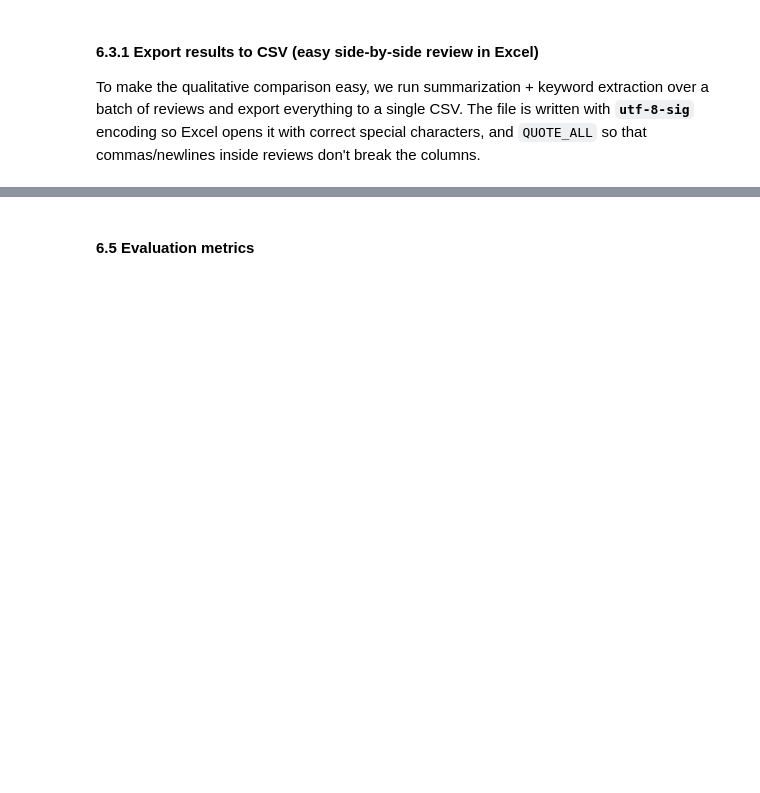
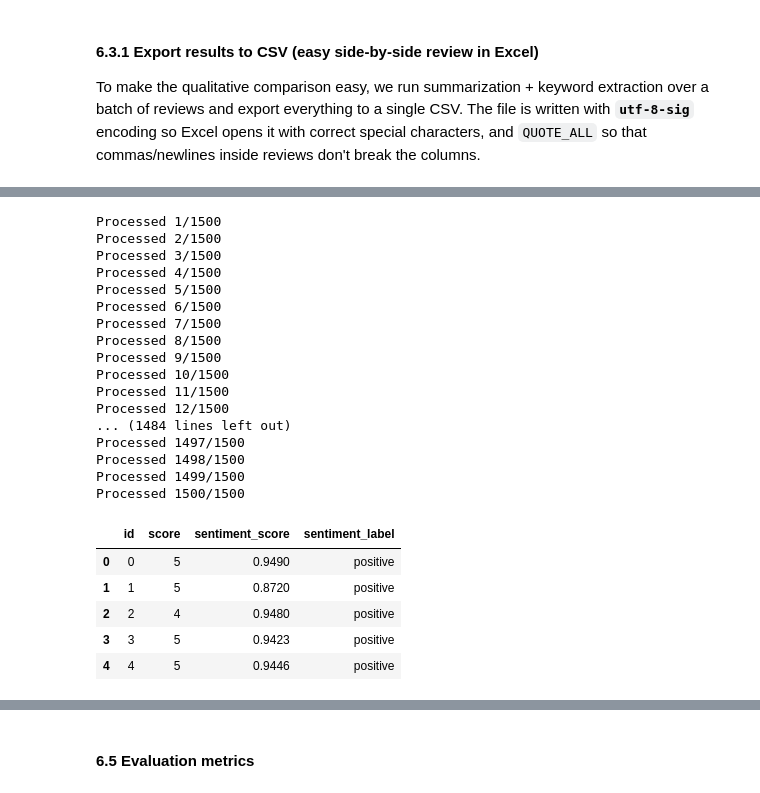
Before and after one commit to swladyk/AI-NLP, a Jupyter notebook: Projekt_NLP.ipynb, the cells around one changed output, grey strips where cells are left out. Drawn from its saved outputs; the diff is of its cells as text; code cells hidden in the pictures; blank space fills up the shorter version.

```diff
--- a/Projekt_NLP.ipynb
+++ b/Projekt_NLP.ipynb
@@ -520,0 +626,22 @@ print("Open it in Excel: columns are original_text | bart_summary | keywords for
+# %%
+# Show sentiment scores and labels for the same example reviews we used above to illustrate how VADER works in practice.
+# This gives us a qualitative feel for the sentiment analysis step before we apply it to the whole dataset.
+
+N_EXAMPLES = 4
+examples = df_sample.sample(n=N_EXAMPLES, random_state=RANDOM_STATE).reset_index(drop=True)
+
+for i, row in examples.iterrows():
+    text = row["Text"]
+    sentiment_scores = analyser.polarity_scores(text)
+    sentiment_label = get_sentiment(text)
+
+
+    print("=" * 100)
+    print(f"EXAMPLE {i + 1}  |  Score: {row['Score']}")
+    print("-" * 100)
+    print("ORIGINAL (truncated to 600 chars for display):")
+    print(text[:600] + ("..." if len(text) > 600 else ""))
+    print("-" * 100)
+    print("SENTIMENT SCORES AND LABEL:")
+    print(sentiment_scores)
+    print(sentiment_label)
@@ -520,0 +666,45 @@ print("Open it in Excel: columns are original_text | bart_summary | keywords for
+# %%
+# Compute sentiment scores and labels for the entire working sample, store in a new DataFrame
+
+sentiments = []
+
+for i, row in df_sample.iterrows():
+    text = row["Text"]
+    score = analyser.polarity_scores(text)
+    sentiment_score = score["compound"]
+    sentiment_label = get_sentiment(text)
+
+    sentiments.append({
+        "id": int(row.name),
+        "score": int(row["Score"]),
+        "sentiment_score": sentiment_score,
+        "sentiment_label": sentiment_label,
+    })
+    print(f"Processed {i + 1}/{len(df_sample)}")
+
+sentiments_df = pd.DataFrame(sentiments)
+sentiments_df.head()
+# %% [output]
+Processed 1/1500
+Processed 2/1500
+Processed 3/1500
+Processed 4/1500
+Processed 5/1500
+Processed 6/1500
+Processed 7/1500
+Processed 8/1500
+Processed 9/1500
+Processed 10/1500
+Processed 11/1500
+Processed 12/1500
+... (1484 lines left out)
+Processed 1497/1500
+Processed 1498/1500
+Processed 1499/1500
+Processed 1500/1500
+|  | id | score | sentiment_score | sentiment_label |
+| 0 | 0 | 5 | 0.9490 | positive |
+| 1 | 1 | 5 | 0.8720 | positive |
+| 2 | 2 | 4 | 0.9480 | positive |
+| 3 | 3 | 5 | 0.9423 | positive |
+| 4 | 4 | 5 | 0.9446 | positive |
```
Also changed, not shown: parts of 28 cells of this notebook, 2 other files.
